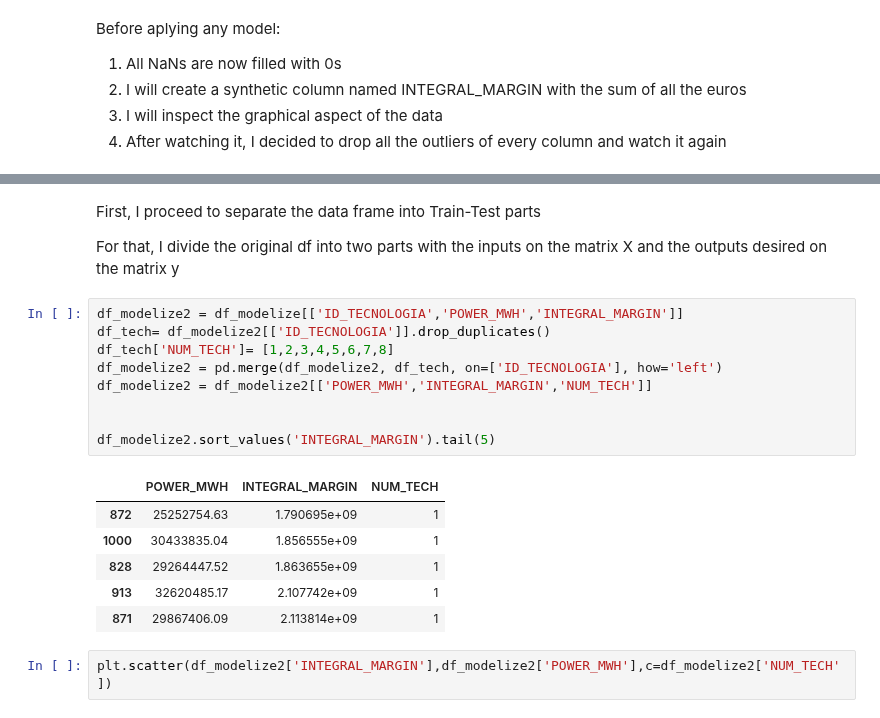
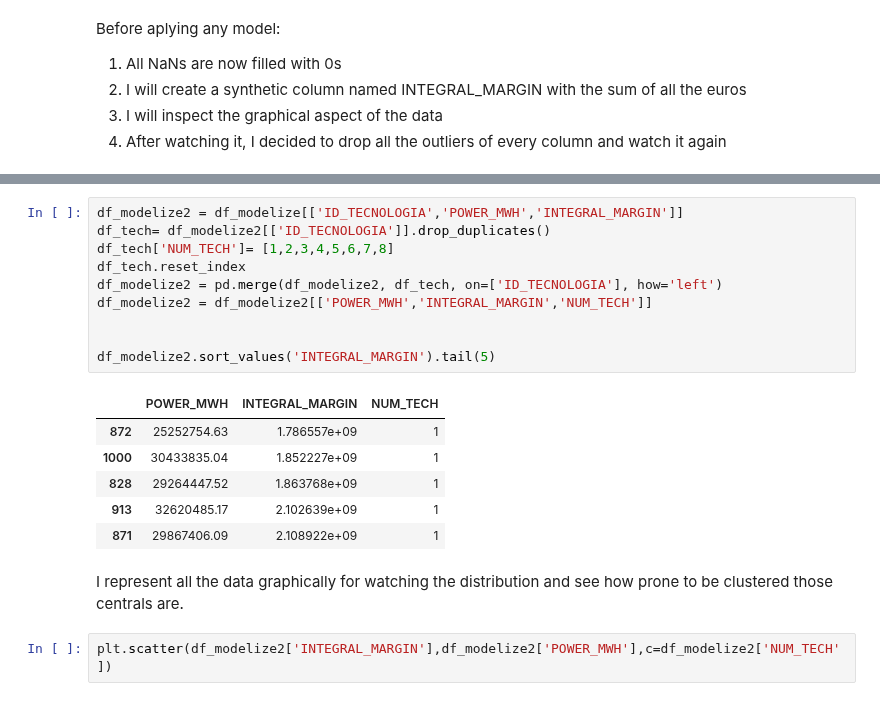
Before and after one commit to davescusope/TFM_Data_Science, a Jupyter notebook: 05. Modeling.ipynb, the cells around one changed output, grey strips where cells are left out. Cells and saved outputs as stored; diff of their text form.

```diff
--- a/05. Modeling.ipynb
+++ b/05. Modeling.ipynb
@@ -89,23 +97,22 @@ df_modelize.head(5)
-# %% [markdown]
-First, I proceed to separate the data frame into Train-Test parts
-
-For that, I divide the original df into two parts with the inputs on the matrix X and the  outputs desired on the matrix y
 # %%
 df_modelize2 = df_modelize[['ID_TECNOLOGIA','POWER_MWH','INTEGRAL_MARGIN']]
 df_tech= df_modelize2[['ID_TECNOLOGIA']].drop_duplicates()
 df_tech['NUM_TECH']= [1,2,3,4,5,6,7,8]
+df_tech.reset_index
 df_modelize2 = pd.merge(df_modelize2, df_tech, on=['ID_TECNOLOGIA'], how='left')
 df_modelize2 = df_modelize2[['POWER_MWH','INTEGRAL_MARGIN','NUM_TECH']]
 
 
 df_modelize2.sort_values('INTEGRAL_MARGIN').tail(5)
 # %% [output]
 |  | POWER_MWH | INTEGRAL_MARGIN | NUM_TECH |
-| 872 | 25252754.63 | 1.790695e+09 | 1 |
-| 1000 | 30433835.04 | 1.856555e+09 | 1 |
-| 828 | 29264447.52 | 1.863655e+09 | 1 |
-| 913 | 32620485.17 | 2.107742e+09 | 1 |
-| 871 | 29867406.09 | 2.113814e+09 | 1 |
+| 872 | 25252754.63 | 1.786557e+09 | 1 |
+| 1000 | 30433835.04 | 1.852227e+09 | 1 |
+| 828 | 29264447.52 | 1.863768e+09 | 1 |
+| 913 | 32620485.17 | 2.102639e+09 | 1 |
+| 871 | 29867406.09 | 2.108922e+09 | 1 |
+# %% [markdown]
+I represent all the data graphically for watching the distribution and see how prone to be clustered those centrals are.
 # %%
 plt.scatter(df_modelize2['INTEGRAL_MARGIN'],df_modelize2['POWER_MWH'],c=df_modelize2['NUM_TECH'])
 # %% [output]
```
Also changed, not shown: parts of 36 cells of this notebook, 1 other file.
